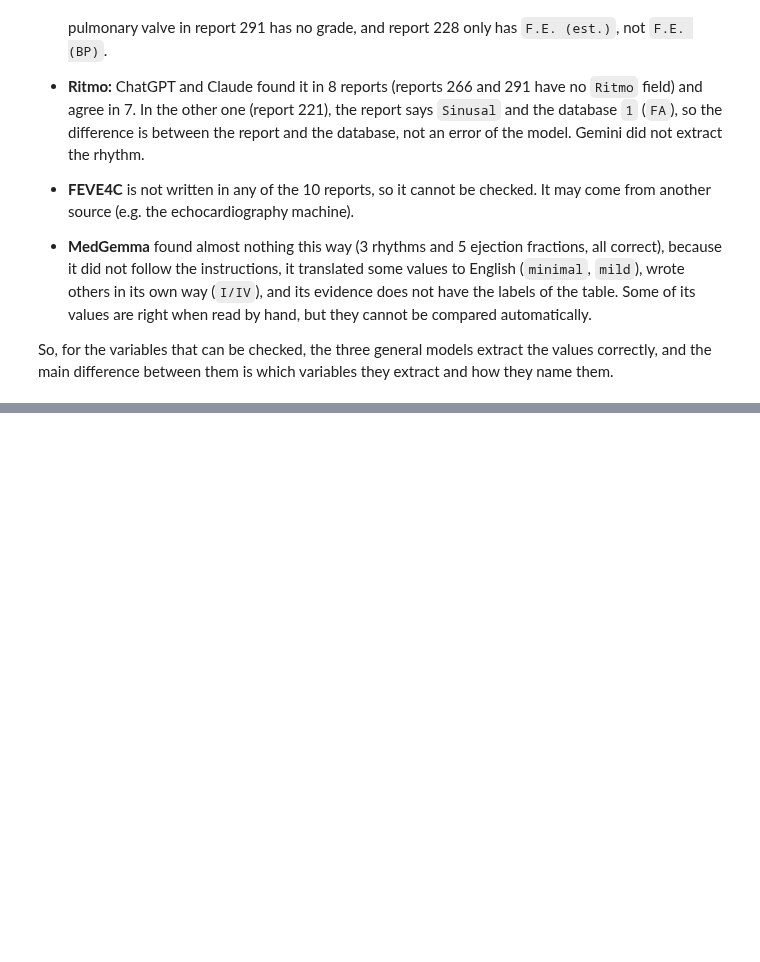
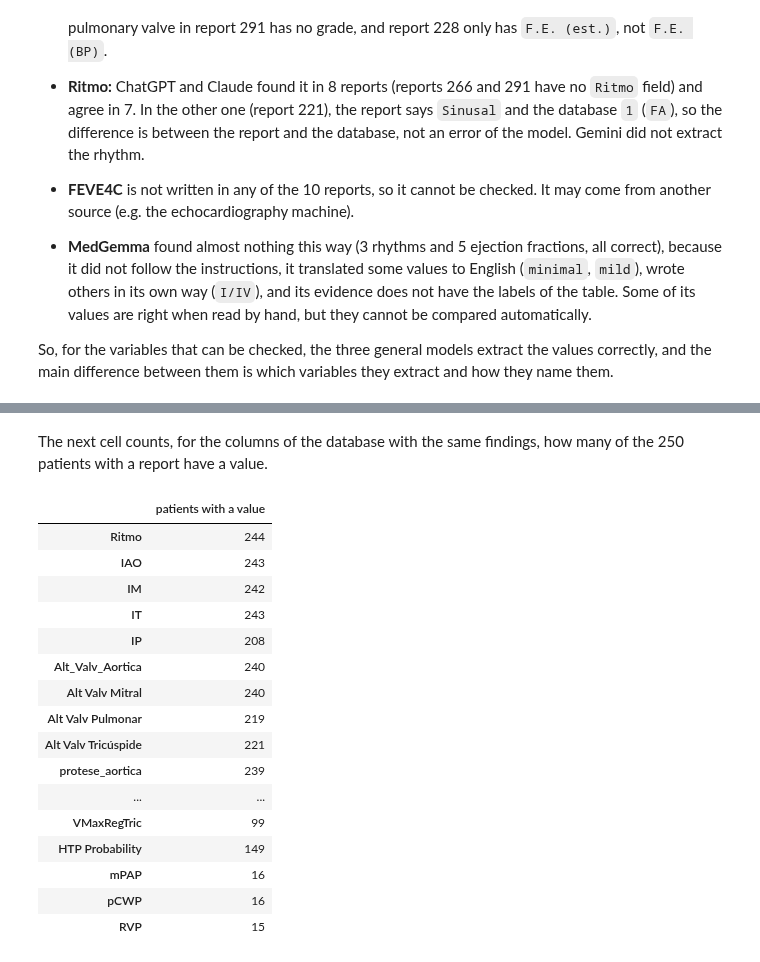
Before and after one commit to Alejandro-131004/cardio-trimodal-align, a Jupyter notebook: Notebooks/Report_Extraction.ipynb, the cells around one changed output, grey strips where cells are left out. Drawn from its saved outputs; the diff is of its cells as text; code cells hidden in the pictures; blank space fills up the shorter version.

```diff
--- a/Report_Extraction.ipynb
+++ b/Notebooks/Report_Extraction.ipynb
@@ -171,10 +178,10 @@ The database is also saved in a de-identified version, with all its columns, so
 # %%
-shared = db.set_index("ID").drop(columns=["EvaluationDate", REPORT_COLUMN])
+shared = db.set_index("ID").drop(columns=["EvaluationDate", "EcoTT", REPORT_COLUMN])
 text = shared.select_dtypes("object").columns
 shared[text] = shared[text].apply(lambda s: s.map(lambda v: remove_private(v) if isinstance(v, str) else v))
 shared = shared.join(pd.DataFrame({"age": age, "report": llm_reports}))
 
-left = shared.astype(str).apply(lambda s: s.str.contains(r"\b(?:Dr|Dra|Téc)\.|(?<!\d)\d{1,2}[/.-]\d{1,2}[/.-]\d{2,4}")).sum()
+left = shared.astype(str).apply(lambda s: s.str.contains(r"\b(?:Dr|Dra|Téc)\.|(?<!\d)\d{1,2}[/.-]\d{1,2}[/.-]\d{2,4}|\b\d{4}-\d{2}-\d{2}\b|[A-Za-z]\d{5,}")).sum()
 print("Columns still with a Dr./Téc. or a date:", left[left > 0].to_dict())
 
 shared.to_csv(SHARED_DB_FILE)
@@ -488,0 +572,28 @@ So, for the variables that can be checked, the three general models extract the
+# %% [markdown]
+The next cell counts, for the columns of the database with the same findings, how many of the 250 patients with a report have a value.
+# %%
+DB_COLUMNS = ["Ritmo", "IAO", "IM", "IT", "IP", "Alt_Valv_Aortica", "Alt Valv Mitral", "Alt Valv Pulmonar", "Alt Valv Tricúspide",
+              "protese_aortica", "FEVEBP", "FEVE4C", "Fluxo pulmonar", "PSAP", "Gradiente VD/AD", "VMaxRegTric", "HTP Probability",
+              "mPAP", "pCWP", "RVP"]
+
+in_db = db.set_index("ID").loc[llm_reports.index, DB_COLUMNS]
+filled = (in_db.notna() & ~in_db.astype(str).apply(lambda s: s.str.strip()).isin(["", "NA", "nan"])).sum()
+filled.to_frame("patients with a value")
+# %% [output]
+|  | patients with a value |
+| Ritmo | 244 |
+| IAO | 243 |
+| IM | 242 |
+| IT | 243 |
+| IP | 208 |
+| Alt_Valv_Aortica | 240 |
+| Alt Valv Mitral | 240 |
+| Alt Valv Pulmonar | 219 |
+| Alt Valv Tricúspide | 221 |
+| protese_aortica | 239 |
+| ... | ... |
+| VMaxRegTric | 99 |
+| HTP Probability | 149 |
+| mPAP | 16 |
+| pCWP | 16 |
+| RVP | 15 |
```
Also changed, not shown: parts of 19 cells of this notebook, 18 other files.
